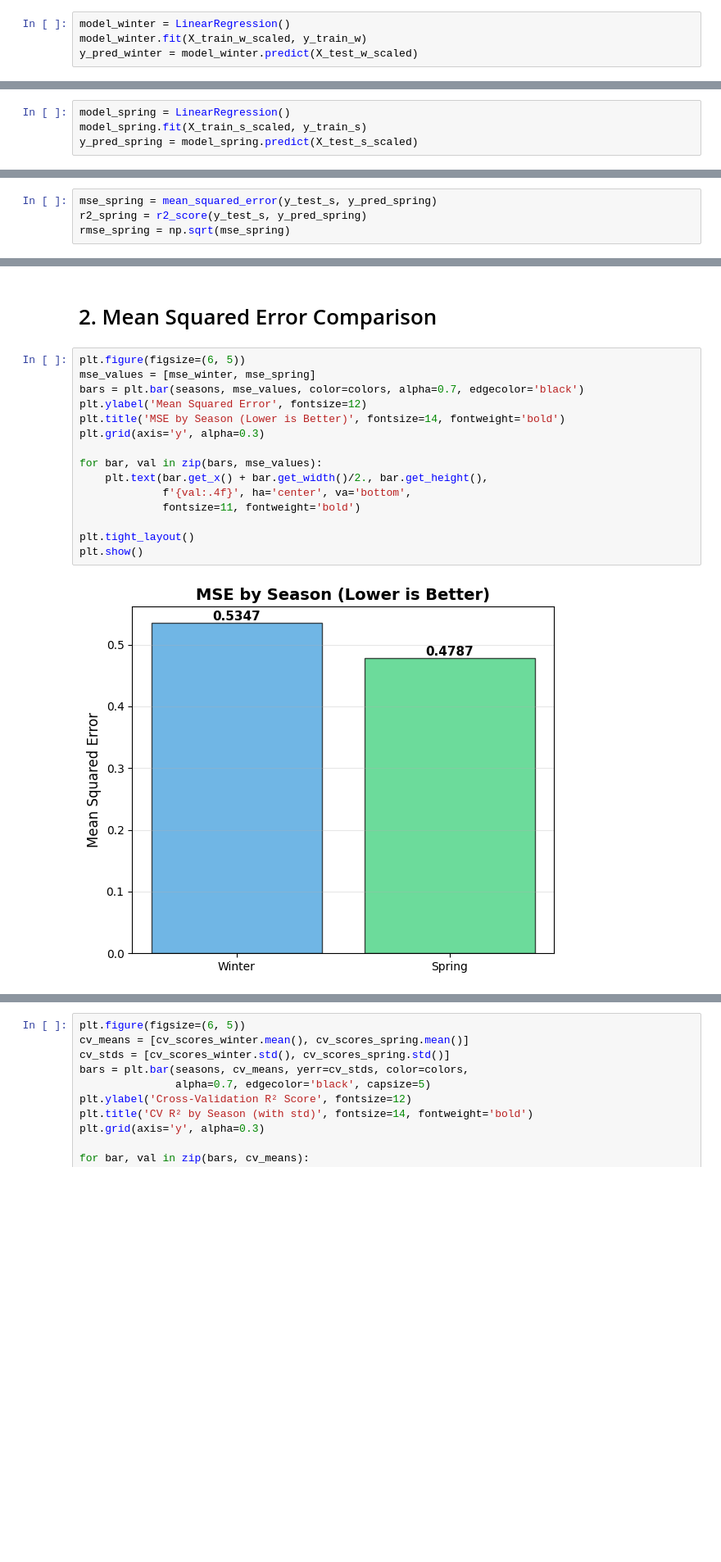
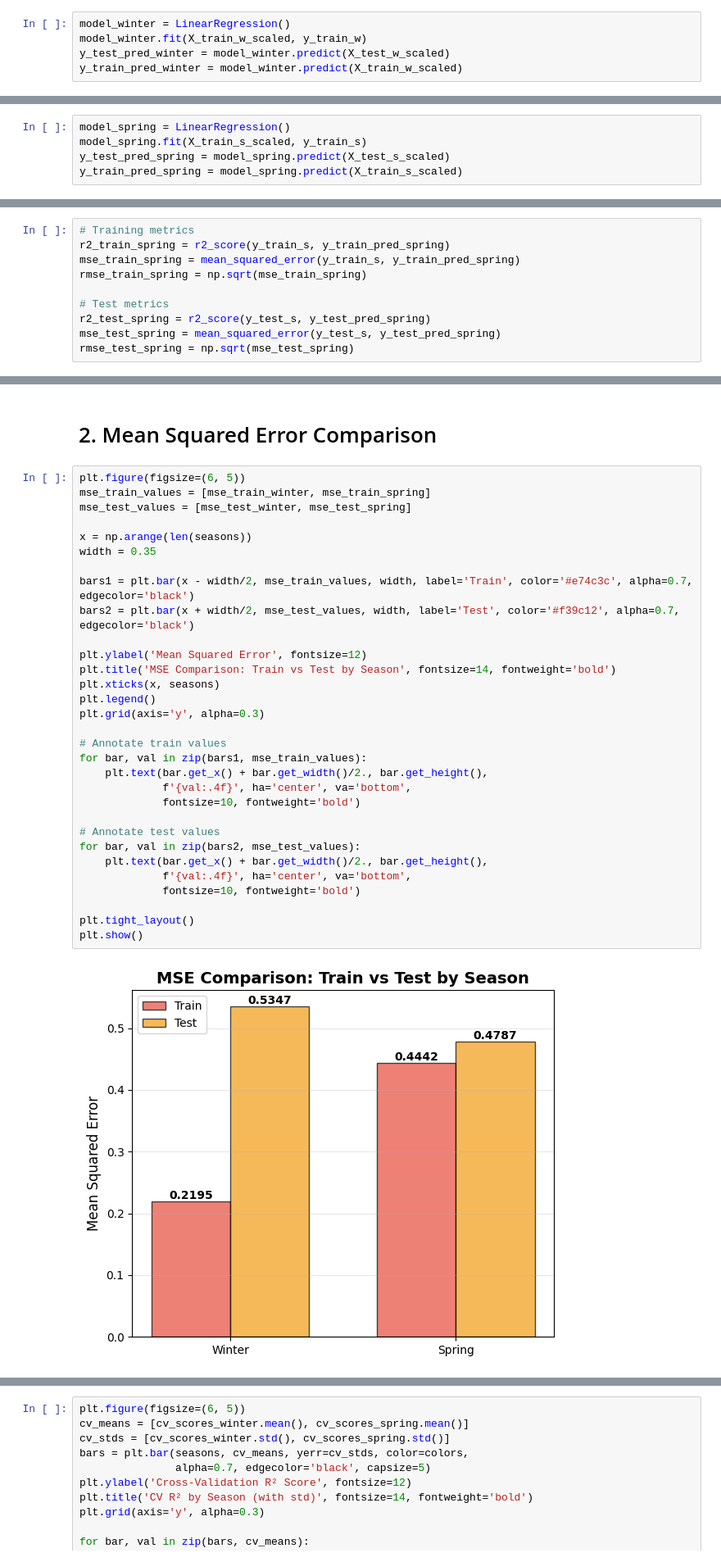
Before and after one commit to amrit-niure/batvsrat_investigation_A_and_B, a Jupyter notebook: investigation-b.ipynb, the cells around one changed output, grey strips where cells are left out. Shown at 82% size. Saved outputs shown, nothing was run; the diff lists cells and outputs as text; blank space fills up the shorter version.

```diff
--- a/investigation-b.ipynb
+++ b/investigation-b.ipynb
@@ -984,5 +1034,6 @@ X_test_w_scaled = transformer_w.transform(X_test_w)
 # %%
 model_winter = LinearRegression()
 model_winter.fit(X_train_w_scaled, y_train_w)
-y_pred_winter = model_winter.predict(X_test_w_scaled)
+y_test_pred_winter = model_winter.predict(X_test_w_scaled)
+y_train_pred_winter = model_winter.predict(X_train_w_scaled)
 # %%
@@ -1069,13 +1180,20 @@ X_test_s_scaled = transformer_s.transform(X_test_s)
 # %%
 model_spring = LinearRegression()
 model_spring.fit(X_train_s_scaled, y_train_s)
-y_pred_spring = model_spring.predict(X_test_s_scaled)
+y_test_pred_spring = model_spring.predict(X_test_s_scaled)
+y_train_pred_spring = model_spring.predict(X_train_s_scaled)
 # %% [markdown]
 # Metrics for spring
 # %%
-mse_spring = mean_squared_error(y_test_s, y_pred_spring)
-r2_spring = r2_score(y_test_s, y_pred_spring)
-rmse_spring = np.sqrt(mse_spring)
+# Training metrics
+r2_train_spring = r2_score(y_train_s, y_train_pred_spring)
+mse_train_spring = mean_squared_error(y_train_s, y_train_pred_spring)
+rmse_train_spring = np.sqrt(mse_train_spring)
+
+# Test metrics
+r2_test_spring = r2_score(y_test_s, y_test_pred_spring)
+mse_test_spring = mean_squared_error(y_test_s, y_test_pred_spring)
+rmse_test_spring = np.sqrt(mse_test_spring)
 # %% [markdown]
 # Cross-validation for spring
 # %%
@@ -1157,18 +1370,34 @@ plt.show()
 # 2. Mean Squared Error Comparison
 # %%
 plt.figure(figsize=(6, 5))
-mse_values = [mse_winter, mse_spring]
-bars = plt.bar(seasons, mse_values, color=colors, alpha=0.7, edgecolor='black')
+mse_train_values = [mse_train_winter, mse_train_spring]
+mse_test_values = [mse_test_winter, mse_test_spring]
+
+x = np.arange(len(seasons))
+width = 0.35
+
+bars1 = plt.bar(x - width/2, mse_train_values, width, label='Train', color='#e74c3c', alpha=0.7, edgecolor='black')
+bars2 = plt.bar(x + width/2, mse_test_values, width, label='Test', color='#f39c12', alpha=0.7, edgecolor='black')
+
 plt.ylabel('Mean Squared Error', fontsize=12)
-plt.title('MSE by Season (Lower is Better)', fontsize=14, fontweight='bold')
+plt.title('MSE Comparison: Train vs Test by Season', fontsize=14, fontweight='bold')
+plt.xticks(x, seasons)
+plt.legend()
 plt.grid(axis='y', alpha=0.3)
 
-for bar, val in zip(bars, mse_values):
+# Annotate train values
+for bar, val in zip(bars1, mse_train_values):
     plt.text(bar.get_x() + bar.get_width()/2., bar.get_height(),
              f'{val:.4f}', ha='center', va='bottom',
-             fontsize=11, fontweight='bold')
+             fontsize=10, fontweight='bold')
+
+# Annotate test values
+for bar, val in zip(bars2, mse_test_values):
+    plt.text(bar.get_x() + bar.get_width()/2., bar.get_height(),
+             f'{val:.4f}', ha='center', va='bottom',
+             fontsize=10, fontweight='bold')
 
 plt.tight_layout()
 plt.show()
 # %% [output]
-[figure, old version]
+[figure, new version]
```
Also changed, not shown: parts of 24 cells of this notebook.
